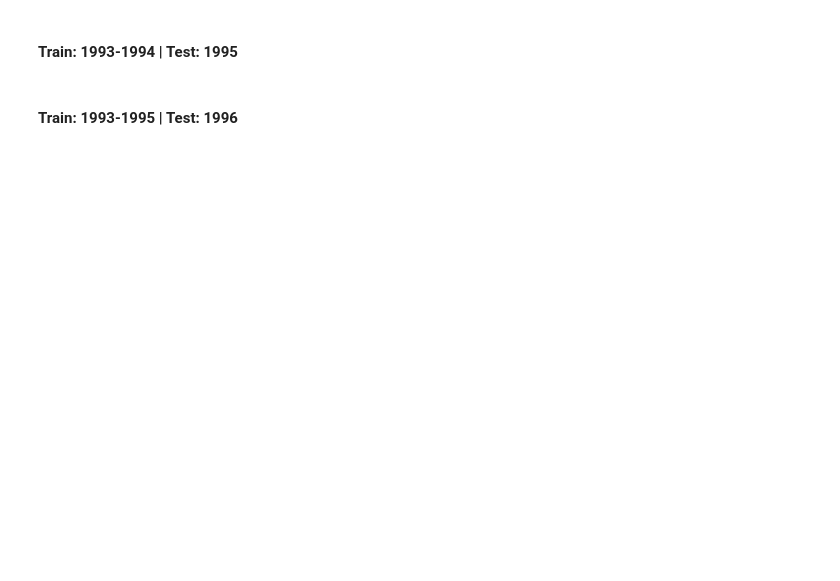
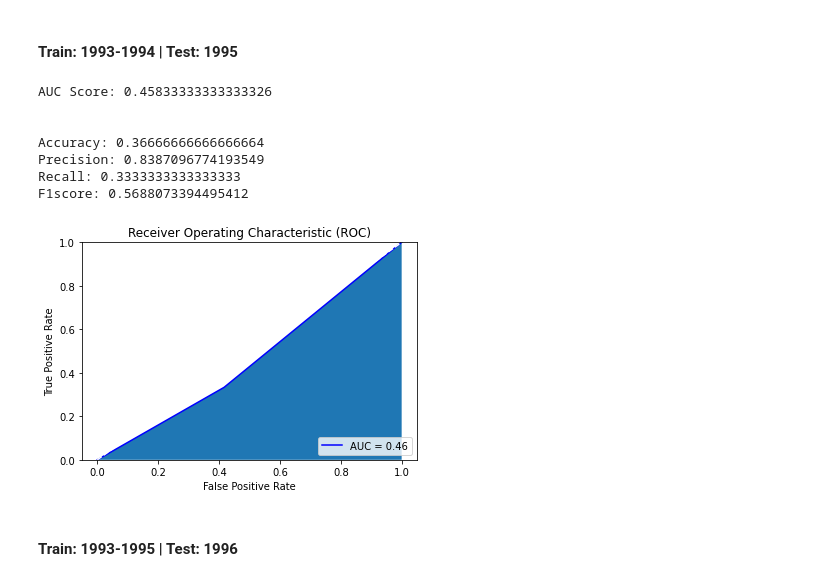
Before and after one commit to RicardoBoia2017/FEUP_ECAC, a Jupyter notebook: Project.ipynb, the cells around one changed output. Saved outputs shown, nothing was run; the diff lists cells and outputs as text; code cells hidden in the pictures; blank space fills up the shorter version.

```diff
--- a/Project.ipynb
+++ b/Project.ipynb
@@ -236,7 +246,17 @@ test = original_loan_per_year[1994].copy()
 # %%
 model = GaussianNB()
 train = pd.concat([original_loan_per_year[1993].copy(),original_loan_per_year[1994].copy()])
 test = original_loan_per_year[1995].copy()
+model_performance(model, train, test, normalize = True)
+# %% [output]
+AUC Score: 0.45833333333333326
+
+
+Accuracy: 0.36666666666666664
+Precision: 0.8387096774193549
+Recall: 0.3333333333333333
+F1score: 0.5688073394495412
+[figure, added]
 # %% [markdown]
 #### Train: 1993-1995 | Test: 1996
 # %%
```
Also changed, not shown: parts of 7 cells of this notebook.
